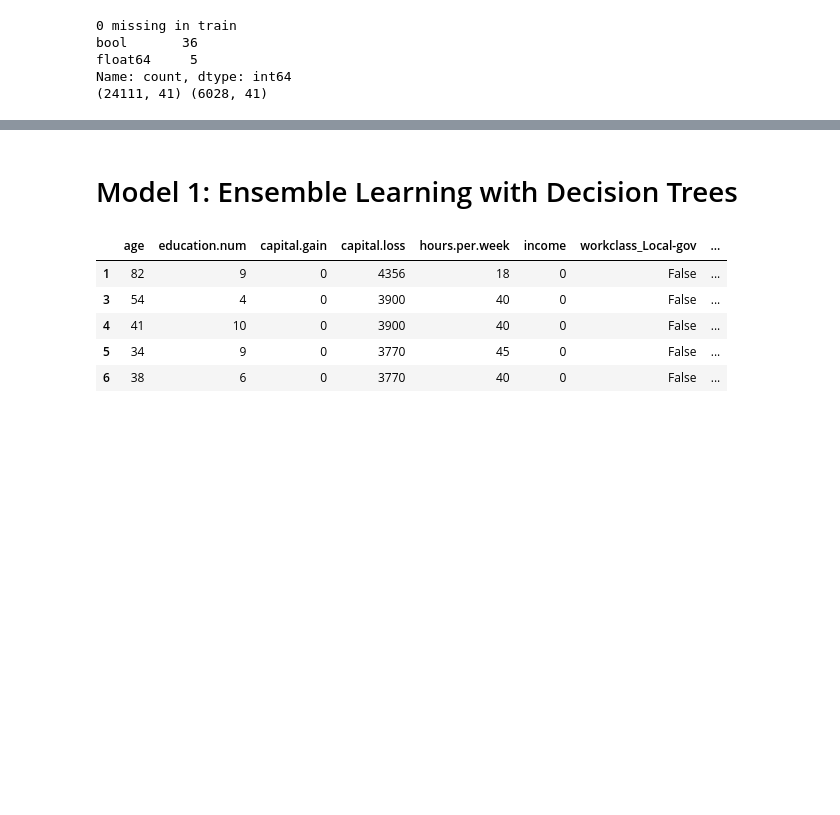
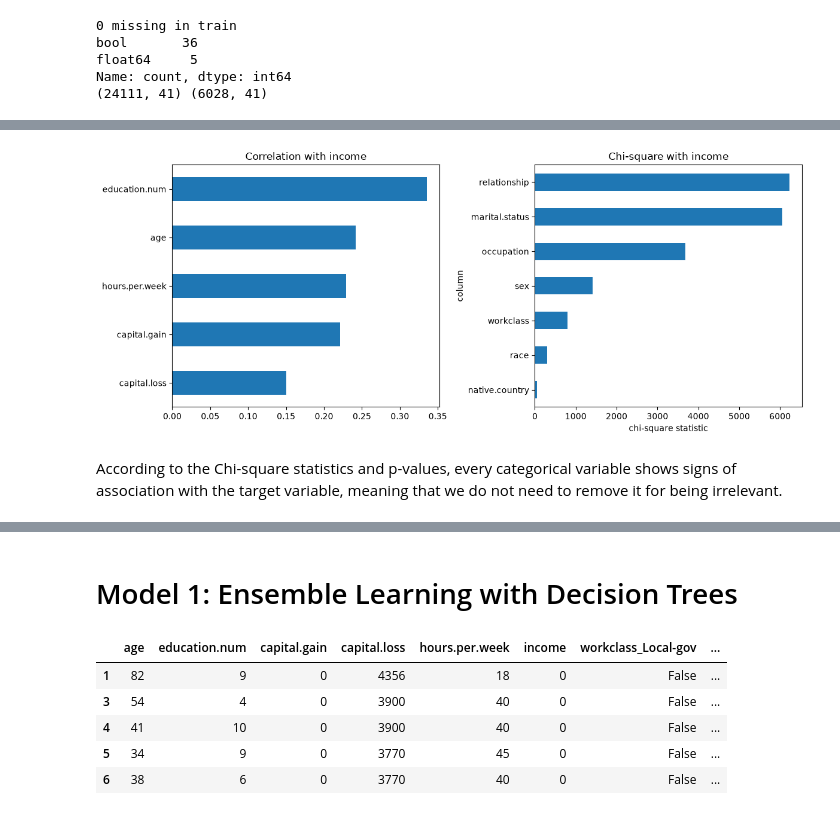
Before and after one commit to LouisUF/Intro-To-ML-Project, a Jupyter notebook: Term Project Group 19.ipynb, the cells around one changed output, grey strips where cells are left out. Cells and saved outputs as stored; diff of their text form; code cells hidden in the pictures; blank space fills up the shorter version.

Commit message:
added decision trees (jack) and linear regrstion/analysis (justin)

```diff
--- a/Term Project Group 19.ipynb
+++ b/Term Project Group 19.ipynb
@@ -101,6 +118,8 @@ X_train, X_test, y_train, y_test = train_test_split(
 # Scale numeric features and fit the scaler on the training data
 from sklearn.preprocessing import StandardScaler
 num_cols = ['age','education.num','capital.gain','capital.loss','hours.per.week']
+cat_cols = ['workclass', 'marital.status', 'occupation', 'relationship', 'race', 'sex', 'native.country']
+
 scaler = StandardScaler()
 X_train[num_cols] = scaler.fit_transform(X_train[num_cols])
 X_test[num_cols]  = scaler.transform(X_test[num_cols])
@@ -117,0 +140,3 @@ Name: count, dtype: int64
+# %%
+analysis_Y = df_raw["income"].astype(int)
+analysis_X = df_raw.drop(columns=["income"])
@@ -117,0 +157,3 @@ Name: count, dtype: int64
+# %%
+num_assoc = analysis_X[num_cols].corrwith(analysis_Y).sort_values(key=abs, ascending=False)
+print(num_assoc.round(3))
@@ -117,0 +173,10 @@ Name: count, dtype: int64
+# %%
+from scipy.stats import chi2_contingency
+
+rows = []
+for c in cat_cols:
+    chi2, p, dof, _ = chi2_contingency(pd.crosstab(analysis_X[c], analysis_Y))
+    rows.append({"column": c, "chi2": chi2, "dof": dof, "p_value": p})
+
+chi_table = pd.DataFrame(rows).sort_values("chi2", ascending=False).reset_index(drop=True)
+print(chi_table.to_string(index=False))
@@ -117,0 +192,15 @@ Name: count, dtype: int64
+# %%
+fig, axes = plt.subplots(1, 2, figsize=(12, 5))
+num_assoc.sort_values().plot(kind="barh", ax=axes[0])
+
+axes[0].set_title("Correlation with income")
+chi_table.sort_values("chi2").plot(kind="barh", x="column", y="chi2", ax=axes[1], legend=False)
+
+axes[1].set_title("Chi-square with income")
+axes[1].set_xlabel("chi-square statistic")
+plt.tight_layout()
+plt.show()
+# %% [output]
+[figure, added]
+# %% [markdown]
+According to the Chi-square statistics and p-values, every categorical variable shows signs of association with the target variable, meaning that we do not need to remove it for being irrelevant.
```
Also changed, not shown: parts of 37 cells of this notebook.
